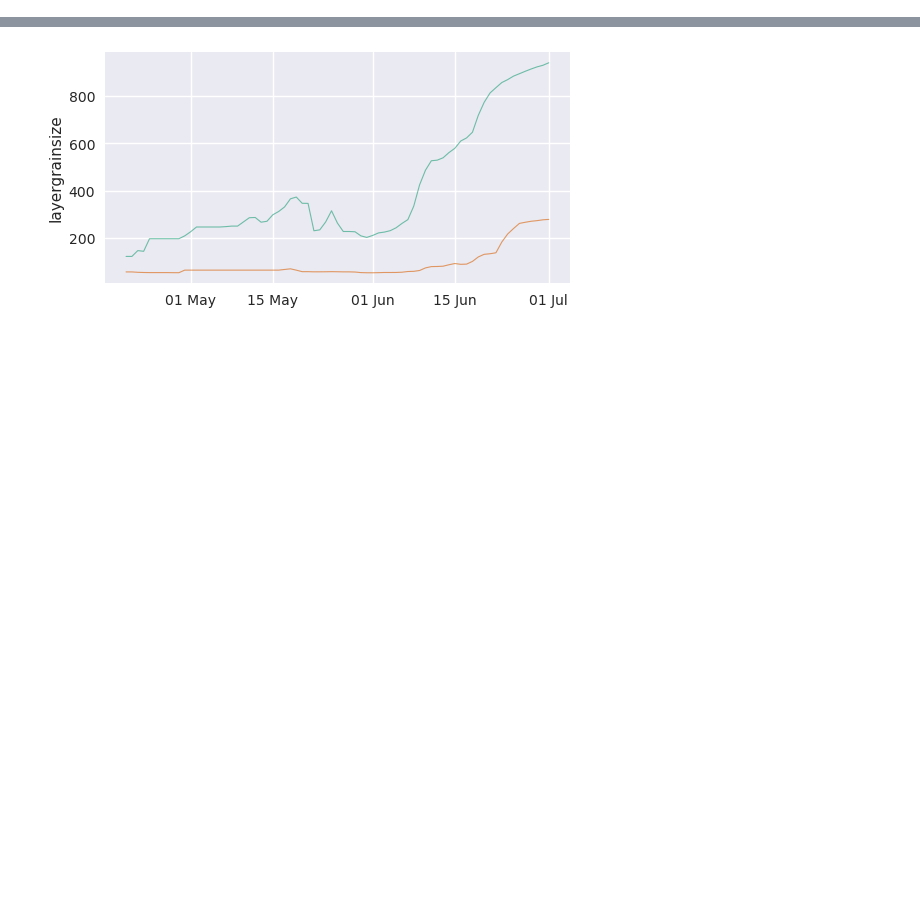
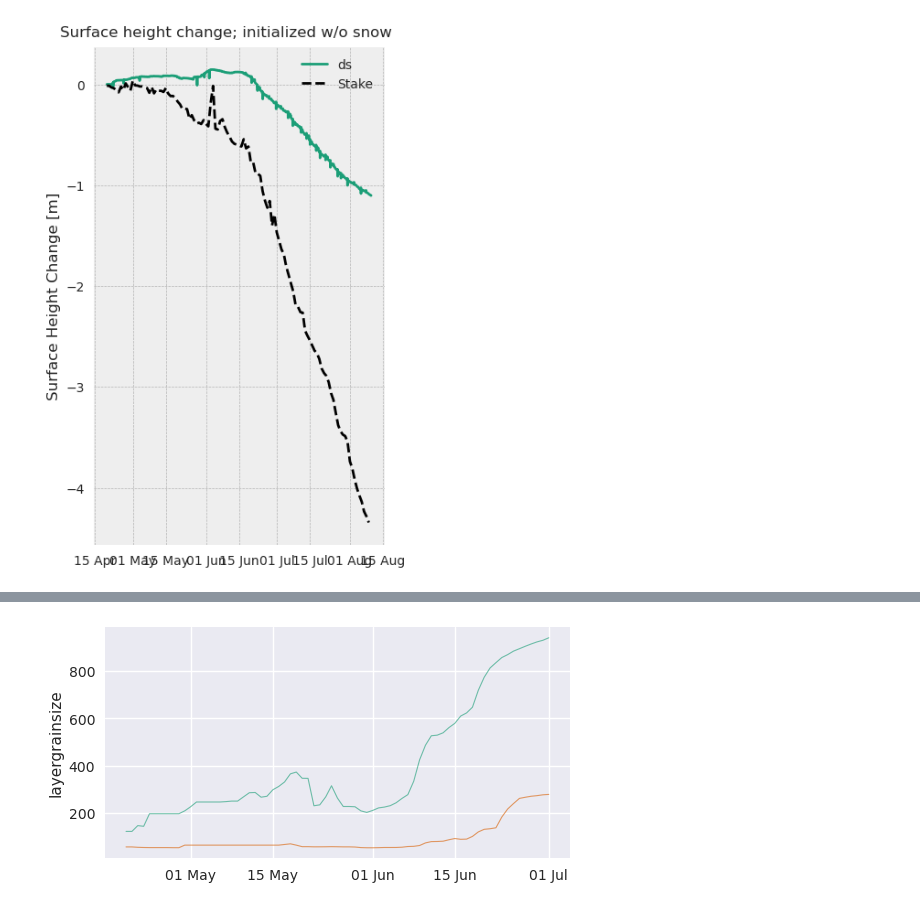
Before and after one commit to drounce/PyGEM, a Jupyter notebook: pygem_eb/processing/ebplotting.ipynb, the cells around one changed output, grey strips where cells are left out. Drawn from its saved outputs; the diff is of its cells as text; code cells hidden in the pictures; blank space fills up the shorter version.

```diff
--- a/pygem_eb/processing/ebplotting.ipynb
+++ b/pygem_eb/processing/ebplotting.ipynb
@@ -16,0 +31,5 @@ stake_df.index = pd.to_datetime(stake_df['Date'])
+# %%
+# stake_df['CMB'] -= stake_df.loc[startdate-pd.Timedelta(minutes=30),'CMB']
+plot_stake_dh(stake_df,[ds],[startdate,enddate],['ds'],t='Surface height change; initialized w/o snow')
+# %% [output]
+[figure, added]
```
Also changed, not shown: parts of 6 cells of this notebook, 17 other files.
